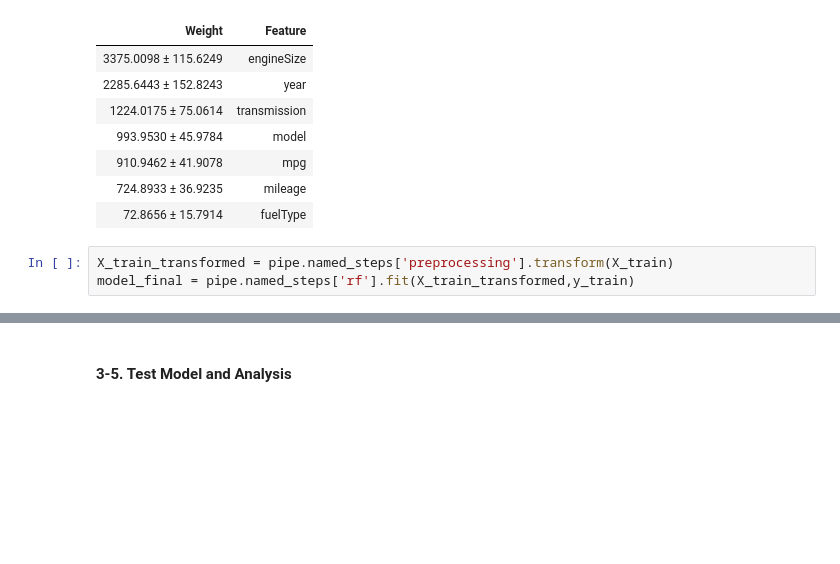
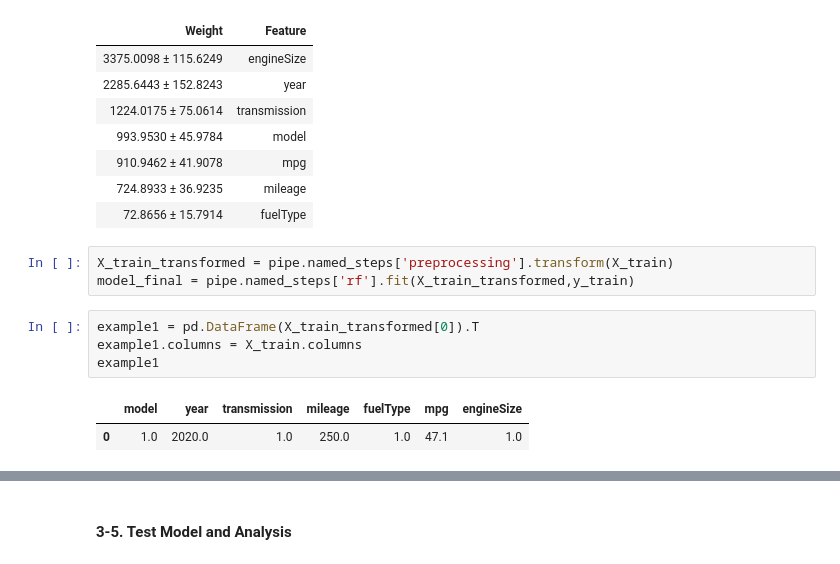
Before and after one commit to KYOH95/Project_2_Car_Analysis, a Jupyter notebook: Project2.ipynb, the cells around one changed output, grey strips where cells are left out. Drawn from its saved outputs; the diff is of its cells as text; blank space fills up the shorter version.

```diff
--- a/Project2.ipynb
+++ b/Project2.ipynb
@@ -892,6 +892,13 @@ eli5.show_weights(
 # %%
 X_train_transformed = pipe.named_steps['preprocessing'].transform(X_train)
 model_final = pipe.named_steps['rf'].fit(X_train_transformed,y_train)
+# %%
+example1 = pd.DataFrame(X_train_transformed[0]).T
+example1.columns = X_train.columns
+example1
+# %% [output]
+|  | model | year | transmission | mileage | fuelType | mpg | engineSize |
+| 0 | 1.0 | 2020.0 | 1.0 | 250.0 | 1.0 | 47.1 | 1.0 |
 # %%
 # !pip install shap
 # !pip install pdpbox
```
Also changed, not shown: parts of 1 cell of this notebook.
